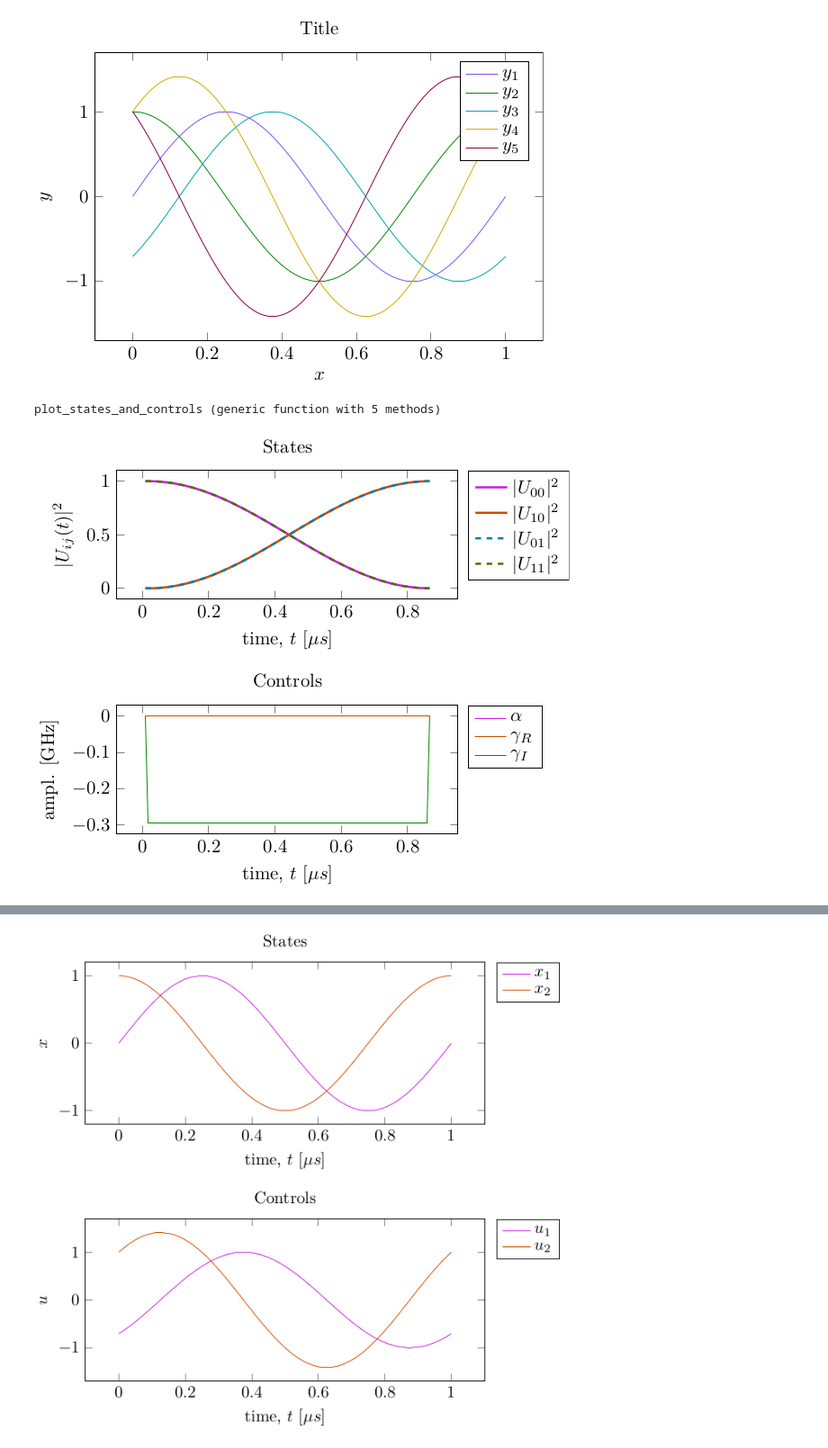
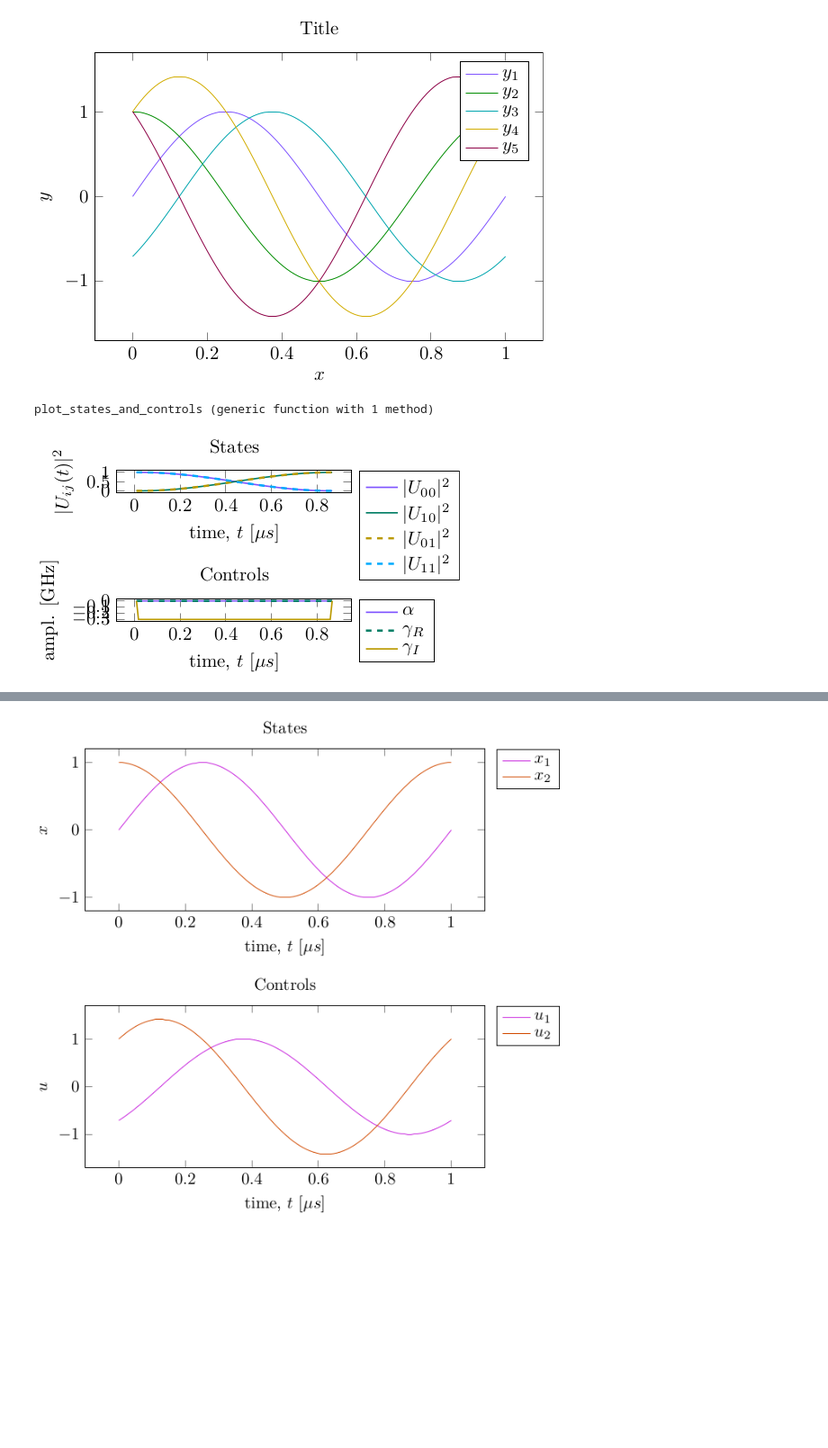
Before and after one commit to kestrelquantum/QuantumCollocation.jl, a Jupyter notebook: examples/single_qubit/figures_pgfplotsx.ipynb, the cells around one changed output, grey strips where cells are left out. Shown at 90% size. Cells and saved outputs as stored; diff of their text form; code cells hidden in the pictures; blank space fills up the shorter version.

```diff
--- a/examples/single_qubit/figures.ipynb
+++ b/examples/single_qubit/figures_pgfplotsx.ipynb
@@ -131,7 +131,7 @@ function plot_states_and_controls(
 
     state_colors = distinguishable_colors(
         size(states, 1),
-        [RGB(1,1,1), RGB(0,0,0), RGB(0,1,0)],
+        [RGB(1,1,1), RGB(0,0,0), RGB(1,0,0), RGB(0,1,0)],
         dropseed=true
     )
 
@@ -140,9 +140,18 @@ function plot_states_and_controls(
     for (i, color) in zip(1:size(states, 1), state_colors)
         plot = @pgf Plot(
             if i > 2
-                {mark="none", style={ very_thick }, color=color, dashed=true}
+                {
+                    mark="none",
+                    style={ very_thick },
+                    color=color,
+                    dashed=true
+                }
             else
-                {mark="none", style={ very_thick }, color=color}
+                {
+                    mark="none",
+                    style={ thick },
+                    color=color
+                }
             end,
             Coordinates(times, states[i, :]),
         )
@@ -151,7 +160,7 @@ function plot_states_and_controls(
 
     control_colors = distinguishable_colors(
         size(controls, 1),
-        [RGB(1,1,1), RGB(0,0,0)],
+        [RGB(1,1,1), RGB(0,0,0), RGB(1,0,0), RGB(0,1,0)],
         dropseed=true
     )
 
@@ -159,7 +168,20 @@ function plot_states_and_controls(
 
     for (i, color) in zip(1:size(controls, 1), control_colors)
         plot = @pgf Plot(
-            {mark="none", color=color},
+            if i == 2
+                {
+                    mark="none",
+                    style={ very_thick },
+                    color=color,
+                    dashed=true
+                }
+            else
+                {
+                    mark="none",
+                    style={ thick },
+                    color=color
+                }
+            end,
             Coordinates(times, controls[i, :]),
         )
         push!(control_plots, plot)
@@ -202,21 +224,21 @@ function plot_states_and_controls(
     return gp
 end
 # %% [output]
-plot_states_and_controls (generic function with 5 methods)
+plot_states_and_controls (generic function with 1 method)
 # %%
 U_pops = hcat([vec(abs2.(iso_vec_to_operator(traj.Ũ⃗[:,t]))) for t = 1:traj.T]...)
 
-plot = plot_states_and_controls(
+fig = plot_states_and_controls(
     U_pops,
     vcat(traj.α, traj.γ) / 2π,
     times(traj);
     ylabel_states=L"|U_{ij}(t)|^2",
     ylabel_controls="ampl. [GHz]",
     control_labels=[L"\alpha", L"\gamma_{R}", L"\gamma_{I}"],
     state_labels=[L"|U_{00}|^2", L"|U_{10}|^2", L"|U_{01}|^2", L"|U_{11}|^2"],
-    height="4cm",
-    width="8cm"
+    height="2cm",
+    width="6cm"
 )
-display("image/png", plot)
+display("image/png", fig)
 # %% [output]
-[figure, old version]
+[figure, new version]
```
Also changed, not shown: parts of 2 cells of this notebook, 7 other files.
